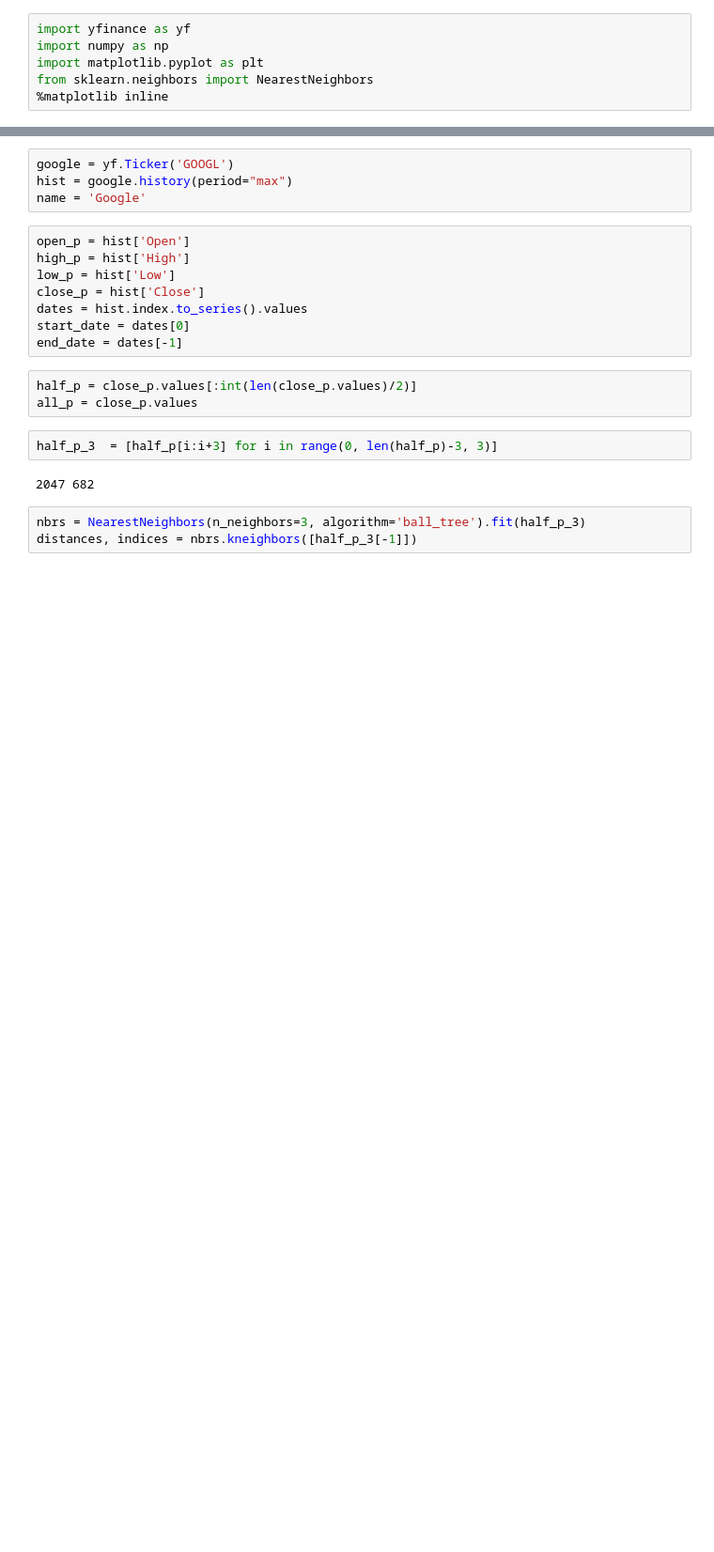
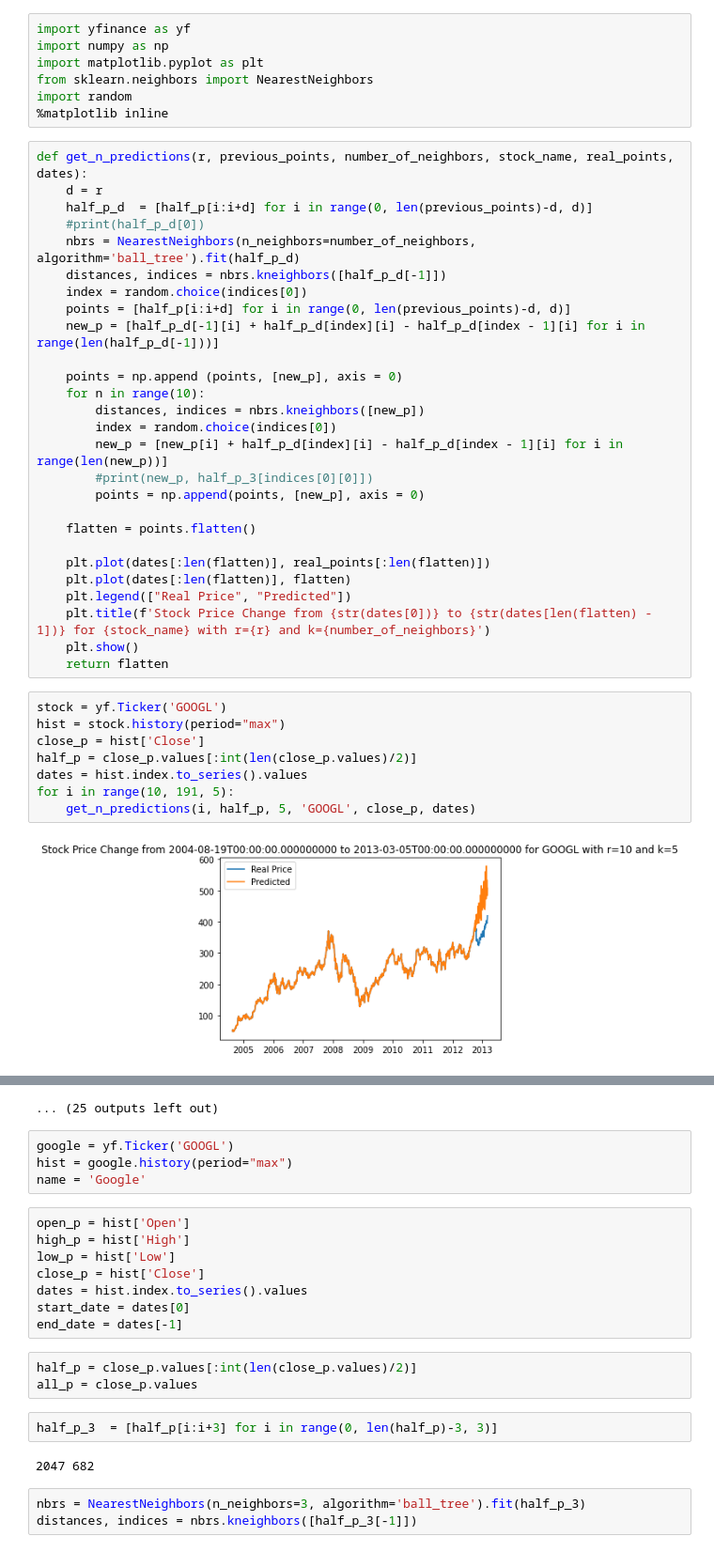
Before and after one commit to nurpeiis/Stock-Prediction, a Jupyter notebook: visualization.ipynb, the cells around one changed output, grey strips where cells are left out. Shown at 94% size. Drawn from its saved outputs; the diff is of its cells as text; blank space fills up the shorter version.

```diff
--- a/visualization.ipynb
+++ b/visualization.ipynb
@@ -3,4 +3,42 @@ import yfinance as yf
 import numpy as np
 import matplotlib.pyplot as plt
 from sklearn.neighbors import NearestNeighbors
+import random
 %matplotlib inline
+# %%
+def get_n_predictions(r, previous_points, number_of_neighbors, stock_name, real_points, dates):
+    d = r
+    half_p_d  = [half_p[i:i+d] for i in range(0, len(previous_points)-d, d)]
+    #print(half_p_d[0])
+    nbrs = NearestNeighbors(n_neighbors=number_of_neighbors, algorithm='ball_tree').fit(half_p_d)
+    distances, indices = nbrs.kneighbors([half_p_d[-1]])
+    index = random.choice(indices[0])
+    points = [half_p[i:i+d] for i in range(0, len(previous_points)-d, d)]
+    new_p = [half_p_d[-1][i] + half_p_d[index][i] - half_p_d[index - 1][i] for i in range(len(half_p_d[-1]))]
+
+    points = np.append (points, [new_p], axis = 0)
+    for n in range(10):
+        distances, indices = nbrs.kneighbors([new_p])
+        index = random.choice(indices[0])
+        new_p = [new_p[i] + half_p_d[index][i] - half_p_d[index - 1][i] for i in range(len(new_p))]
+        #print(new_p, half_p_3[indices[0][0]])
+        points = np.append(points, [new_p], axis = 0)
+
+    flatten = points.flatten()
+
+    plt.plot(dates[:len(flatten)], real_points[:len(flatten)])
+    plt.plot(dates[:len(flatten)], flatten)
+    plt.legend(["Real Price", "Predicted"])
+    plt.title(f'Stock Price Change from {str(dates[0])} to {str(dates[len(flatten) - 1])} for {stock_name} with r={r} and k={number_of_neighbors}')
+    plt.show()
+    return flatten
+# %%
+stock = yf.Ticker('GOOGL')
+hist = stock.history(period="max")
+close_p = hist['Close']
+half_p = close_p.values[:int(len(close_p.values)/2)]
+dates = hist.index.to_series().values
+for i in range(10, 191, 5):
+    get_n_predictions(i, half_p, 5, 'GOOGL', close_p, dates)
+# %% [output]
+[figure, added]
@@ -7,3 +56,4 @@ from sklearn.neighbors import NearestNeighbors
+... (25 outputs left out)
 # %%
 google = yf.Ticker('GOOGL')
 hist = google.history(period="max")
```
Also changed, not shown: parts of 4 cells of this notebook.
